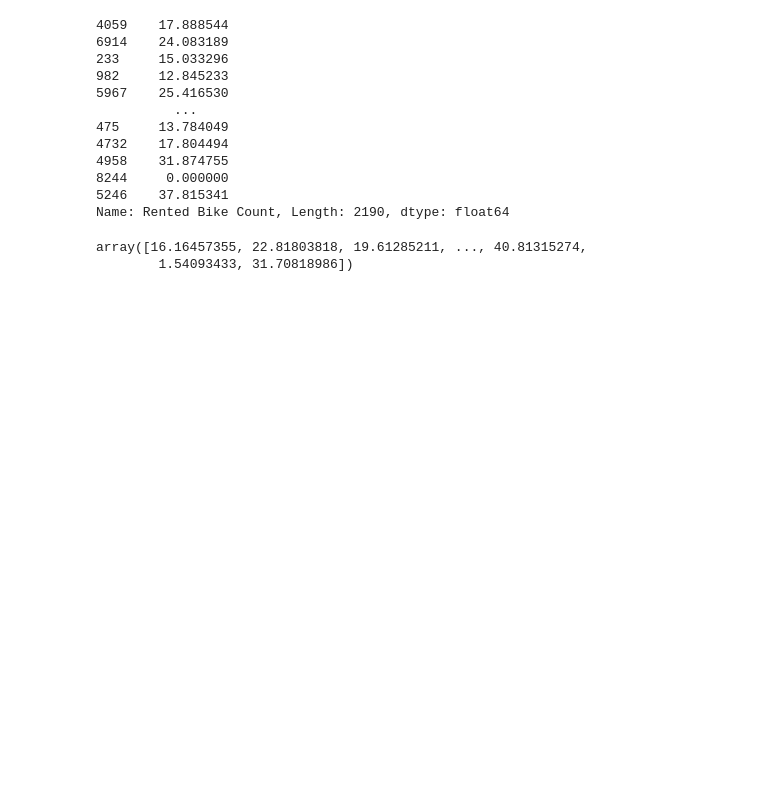
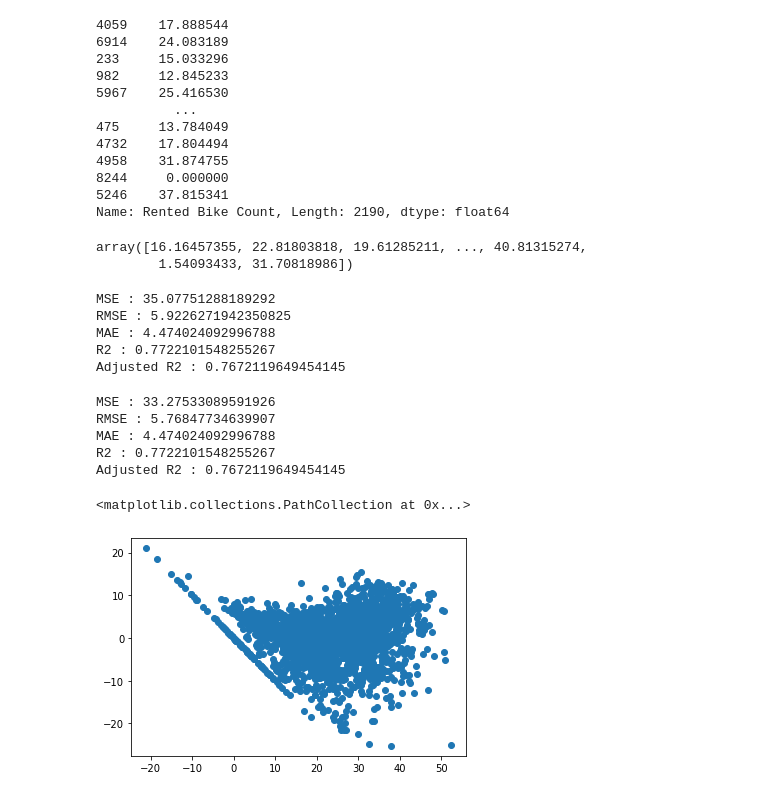
Before and after one commit to ShubhKjoshi/Bike_sharing_demand_prediction_Capstone-_project_Regression, a Jupyter notebook: Bike_Sharing_Demand_Prediction_Capstone_Project.ipynb, the cells around one changed output. Saved outputs shown, nothing was run; the diff lists cells and outputs as text; code cells hidden in the pictures; blank space fills up the shorter version.

```diff
--- a/Bike_Sharing_Demand_Prediction_Capstone_Project.ipynb
+++ b/Bike_Sharing_Demand_Prediction_Capstone_Project.ipynb
@@ -640,3 +648,29 @@ y_pred_test
 # %% [output]
 array([16.16457355, 22.81803818, 19.61285211, ..., 40.81315274,
         1.54093433, 31.70818986])
+# %%
+# calculating MSE
+MSE_LR= mean_squared_error((y_train), (y_pred_train))
+print("MSE :",MSE_LR)
+
+# calculating RMSE
+RMSE_LR=np.sqrt(MSE_LR)
+print("RMSE :",RMSE_LR)
+
+
+# calculating MAE
+MAE_LR= mean_absolute_error(y_train, y_pred_train)
+print("MAE :",MAE_LR)
+
+
+# calculating r2 and adjusted r2
+r2_LR= r2_score(y_train, y_pred_train)
+print("R2 :",r2_LR)
+Adjusted_R2_LR = (1-(1-r2_score(y_train, y_pred_train))*((X_test.shape[0]-1)/(X_test.shape[0]-X_test.shape[1]-1)) )
+print("Adjusted R2 :", Adjusted_R2_LR )
+# %% [output]
+MSE : 35.07751288189292
+RMSE : 5.9226271942350825
+MAE : 4.474024092996788
+R2 : 0.7722101548255267
+Adjusted R2 : 0.7672119649454145
@@ -642,0 +687,26 @@ array([16.16457355, 22.81803818, 19.61285211, ..., 40.81315274,
+# %%
+# calculating MSE
+MSE_LR= mean_squared_error((y_test), (y_pred_test))
+print("MSE :",MSE_LR)
+
+# calculating RMSE
+RMSE_LR=np.sqrt(MSE_LR)
+print("RMSE :",RMSE_LR)
+
+
+# calculating MAE
+MAE_LR= mean_absolute_error(y_train, y_pred_train)
+print("MAE :",MAE_LR)
+
+
+# calculating r2 and adjusted r2
+r2_LR= r2_score(y_train, y_pred_train)
+print("R2 :",r2_LR)
+Adjusted_R2_LR = (1-(1-r2_score(y_train, y_pred_train))*((X_test.shape[0]-1)/(X_test.shape[0]-X_test.shape[1]-1)) )
+print("Adjusted R2 :", Adjusted_R2_LR )
+# %% [output]
+MSE : 33.27533089591926
+RMSE : 5.76847734639907
+MAE : 4.474024092996788
+R2 : 0.7722101548255267
+Adjusted R2 : 0.7672119649454145
@@ -642,0 +723,6 @@ array([16.16457355, 22.81803818, 19.61285211, ..., 40.81315274,
+# %%
+### Heteroscadacity
+plt.scatter(((y_pred_test)),((y_test))-((y_pred_test)))
+# %% [output]
+<matplotlib.collections.PathCollection at 0x...>
+[figure, added]
```
Also changed, not shown: parts of 118 cells of this notebook.
